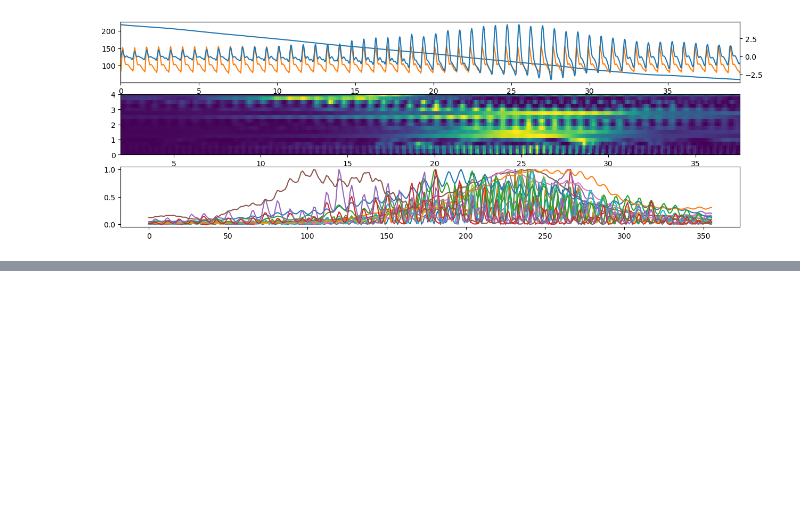
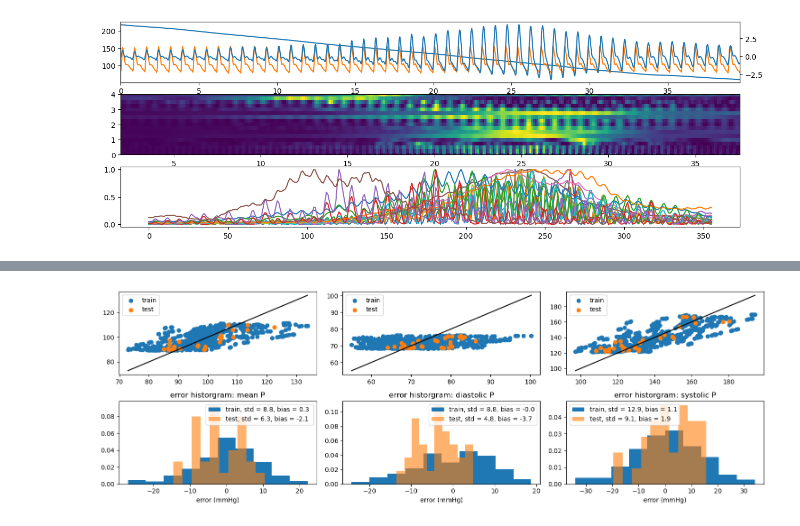
Before and after one commit to Shroff20/SP_DP_Prediction, a Jupyter notebook: code/not_working/timeseries_fit.ipynb, the cells around one changed output, grey strips where cells are left out. Drawn from its saved outputs; the diff is of its cells as text; code cells hidden in the pictures; blank space fills up the shorter version.

```diff
--- a/code/not_working/timeseries_fit.ipynb
+++ b/code/not_working/timeseries_fit.ipynb
@@ -168,0 +176,5 @@ YY = (YY-minY)/(maxY-minY)
+# %%
+XX, Xnorm = normaize_data(XX)
+YY, Ynorm = normaize_data(YY)
+
+print(np.min(XX), np.max(XX))
@@ -176,6 +190,6 @@ torch.Size([193, 50, 16]) torch.Size([193, 1, 2])
 # %%
-N_test = 30
-I_train = np.full(len(df), True)
+
+I_train = np.full(XX.shape[0], True)
 I_train[:N_test] = False
 
 XX_test = XX[~I_train, :, :]
@@ -183,6 +197,6 @@ XX_train = XX[I_train, :, :]
 YY_test = YY[~I_train, :, :]
 YY_train = YY[I_train, :, :]
 
-print(XX_test.shape, XX_test.device)
-print(YY_test.shape, YY_test.device)
+print(XX_train.shape, YY_train.shape)
+print(YY_test.shape, YY_test.shape)
 # %% [output]
@@ -295,0 +305,61 @@ ax.scatter(t2n(YY_test), t2n(YY_pred_test))
+# %%
+model_best.lstm.flatten_parameters()
+with torch.no_grad():
+        model_best.eval()
+        YY_pred_test = model_best(XX_test)
+        YY_pred_train = model_best(XX_train)
+# %%
+
+def t2n(x):
+    return x.cpu().detach().numpy()
+
+
+def prep_for_plotting(Y):
+    Y = t2n(Y)
+    Y, _ = normaize_data(Y, reverse = True, Xnorm = Ynorm)
+    Y = Y.squeeze()
+    return Y
+
+ya_test = prep_for_plotting(YY_test)
+yp_test= prep_for_plotting(YY_pred_test)
+
+ya_train = prep_for_plotting(YY_train)
+yp_train= prep_for_plotting(YY_pred_train)
+
+
+
+def calculate_error(yp, ya):
+    error = yp - ya
+    std_error = np.std(error, axis = 0)
+    bias_error = np.mean(error, axis = 0)
+
+    return error, std_error, bias_error
+
+error_train, std_error_train, bias_error_train = calculate_error(yp_train, ya_train)
+error_test, std_error_test, bias_error_test = calculate_error(yp_test, ya_test)
+
+
+targets = ['mean P', 'diastolic P', 'systolic P']
+fig, ax = plt.subplots(2, N_targets)
+
+for i in range(N_targets):
+
+
+    ax[0,i].scatter(ya_train[:,i], yp_train[:,i], label = 'train')
+    ax[0,i].scatter(ya_test[:,i], yp_test[:,i], label = 'test')
+    ax[0,i].plot([np.min(ya_train[:,i]), np.max(ya_train[:,i])], [np.min(ya_train[:,i]), np.max(ya_train[:,i])], color = 'k')
+    ax[0,i].legend()
+
+
+
+    ax[1,i].hist(error_train[:, i], label = f'train, std = {std_error_train[i]:.1f}, bias = {bias_error_train[i]:.1f}', density = True, alpha = 1)
+    ax[1,i].hist(error_test[:, i], label = f'test, std = {std_error_test[i]:.1f}, bias = {bias_error_test[i]:.1f} ', density = True, alpha = .6)
+    ax[1,i].set_xlabel('error (mmHg)')
+    ax[1,i].set_title(f'error historgram: {targets[i]}')
+    ax[1,i].legend()
+
+
+fig.set_size_inches(15, 5)
+fig.tight_layout()
+# %% [output]
+[figure, added]
```
Also changed, not shown: parts of 12 cells of this notebook, 12 other files.
